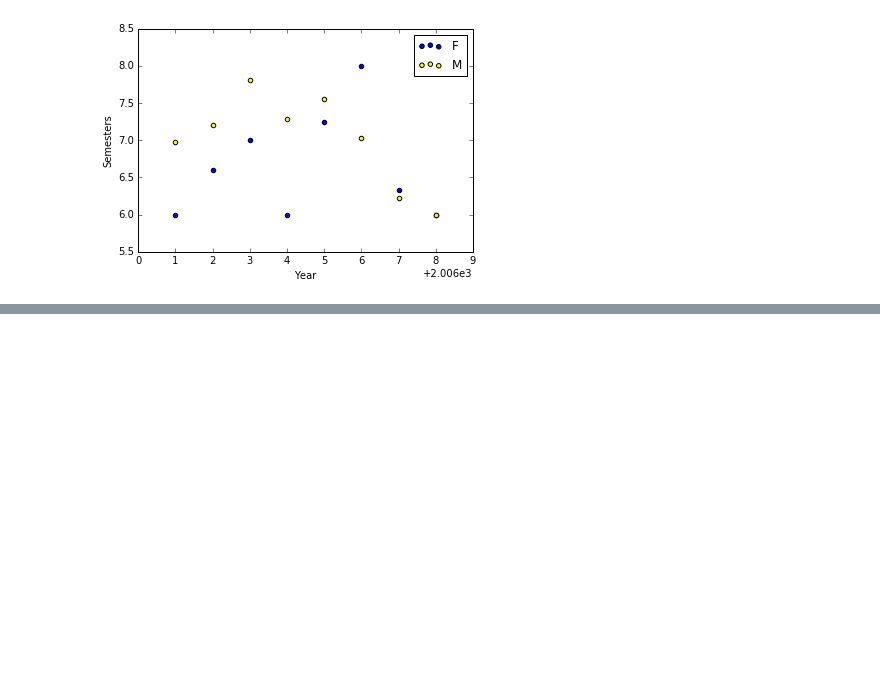
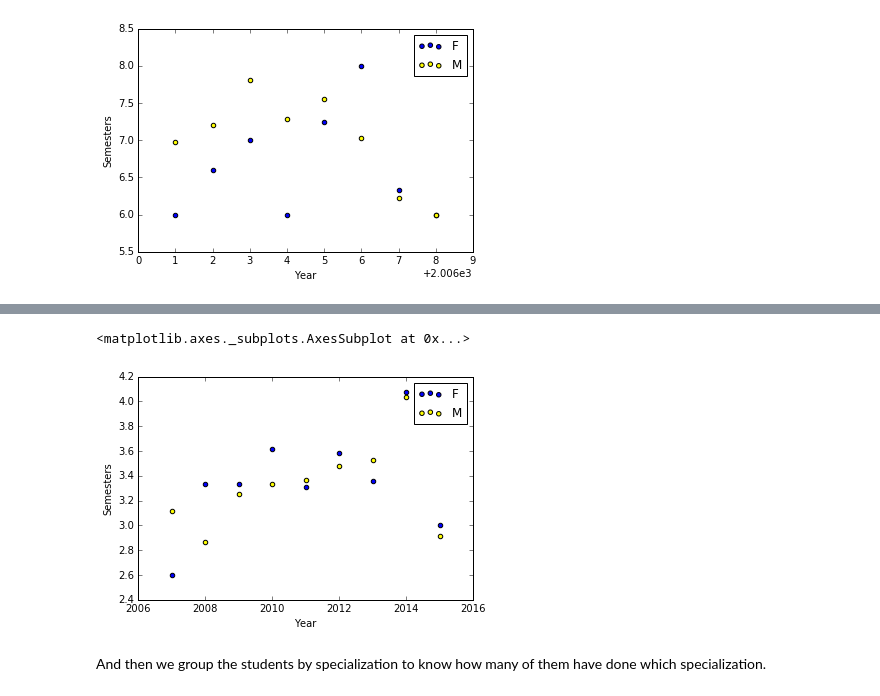
Before and after one commit to Bondzio/ADA_hw2016, a Jupyter notebook: 02 - Data from the Web/Homework2_stefano.ipynb, the cells around one changed output, grey strips where cells are left out. Drawn from its saved outputs; the diff is of its cells as text; code cells hidden in the pictures; blank space fills up the shorter version.

Commit message:
Second scatterplot + all comments done.

```diff
--- a/02 - Data from the Web/Homework2_stefano.ipynb
+++ b/02 - Data from the Web/Homework2_stefano.ipynb
@@ -26,6 +20,3 @@ base_all_gps='http://isa.epfl.ch/imoniteur_ISAP/!GEDPUBLICREPORTS.filter?ww_b_li
-# %%
-informatique = {'ww_x_UNITE_ACAD': '249847'}
-r = requests.get(base_all_gps,params=informatique)
 # %%
 r.text
 # %% [output]
@@ -131,3 +88,3 @@ base_request='http://isa.epfl.ch/imoniteur_ISAP/!GEDPUBLICREPORTS.html'
 # %%
-parameters={'ww_i_reportModel':'133685247','ww_i_reportModelXsl':'133685270'
-            ,'ww_x_UNITE_ACAD':'249847','ww_x_PERIODE_ACAD':0,'ww_x_GPS':0}
+parameters={'ww_i_reportModel':'133685247','ww_i_reportModelXsl':'133685270',
+            'ww_x_UNITE_ACAD':'249847','ww_x_PERIODE_ACAD':0,'ww_x_GPS':0}
@@ -306,14 +283,17 @@ groups_master=total_master.groupby('Sciper')
 final_df_master=pd.DataFrame({'Sciper':[],'Name':[],'Sex':[],'Semesters':[],'Specialization':[]})
 
 for student,group in groups_master:
-    # Store the check variables
+    # Store the check variables, i.e. find how many times a student has done the 1st-...
+    # semesters, master project or mineur. Nan are always replaced to consider them
+    # carefully depending on what they mean (ex: Nan in Mineur means the student has not
+    # done any minor).
     first_semester=group['Semester'].isin([1]).sum()
     second_semester=group['Semester'].isin([2]).sum()
     third_semester=group['Semester'].isin([3]).sum()
     master_project_done=group['Semester'].isin([4]).sum()
     mineur=group['Mineur'].fillna('').sum()!=''
     specialization=group.Specialization.fillna(method='backfill').fillna(method='pad').fillna('').iloc[0]
-    year=group['Year'].min()
+    year=int(group['Year'].min()[:4])
 
     # Store only the students with:
     #   - first_semester and master_project_done
@@ -323,10 +303,9 @@ for student,group in groups_master:
     check2=first_semester and third_semester
     check3=first_semester and second_semester and not mineur
 
-
-
     if check1 or check2 or check3:
-        number_of_years=group.shape[0]
+        number_of_years=group.shape[0] # This corresponds to the number of times a certain
+        #sciper appears, that it the number of semester a student has done.
         name=group['Name'].iloc[0]
         sex=group['Sex'].iloc[0]
         if sex=="Monsieur":
@@ -335,6 +314,8 @@ for student,group in groups_master:
             sex='F'
         else:
             raise("Not existing sex")
+        # We create a unique dataframe where each student appear only once, containing
+        # only the informations that interest us.
         ser=pd.DataFrame({'Sciper':[student],'Name':[name],'Sex':[sex],'Semesters':[number_of_years],
                          'Specialization':[specialization],'Year':[year]})
         final_df_master=final_df_master.append(ser)
@@ -345,0 +340,4 @@ final_df_master[['Sex','Semesters']].groupby('Sex').describe()
+# %%
+final_df_master_grouped = final_df_master[['Year','Sex','Semesters']].groupby(['Year','Sex'])
+df_master_mean=final_df_master_grouped.mean()
+df_master_mean
@@ -346,2 +366,11 @@ final_df_master[['Sex','Semesters']].groupby('Sex').describe()
+# %%
+df_master_mean.reset_index(level=0, inplace=True)
+ax = df_master_mean.loc['F'].plot(x='Year', y='Semesters', color='Blue', label='F', kind='scatter')
+df_master_mean.loc['M'].plot.scatter(x='Year', y='Semesters', color='Yellow', label='M', ax=ax)
+# %% [output]
+<matplotlib.axes._subplots.AxesSubplot at 0x...>
+[figure, added]
+# %% [markdown]
+And then we group the students by specialization to know how many of them have done which specialization.
 # %%
 specialization_analysis=final_df_master[['Semesters','Specialization']].groupby('Specialization')
```
Also changed, not shown: parts of 38 cells of this notebook.
